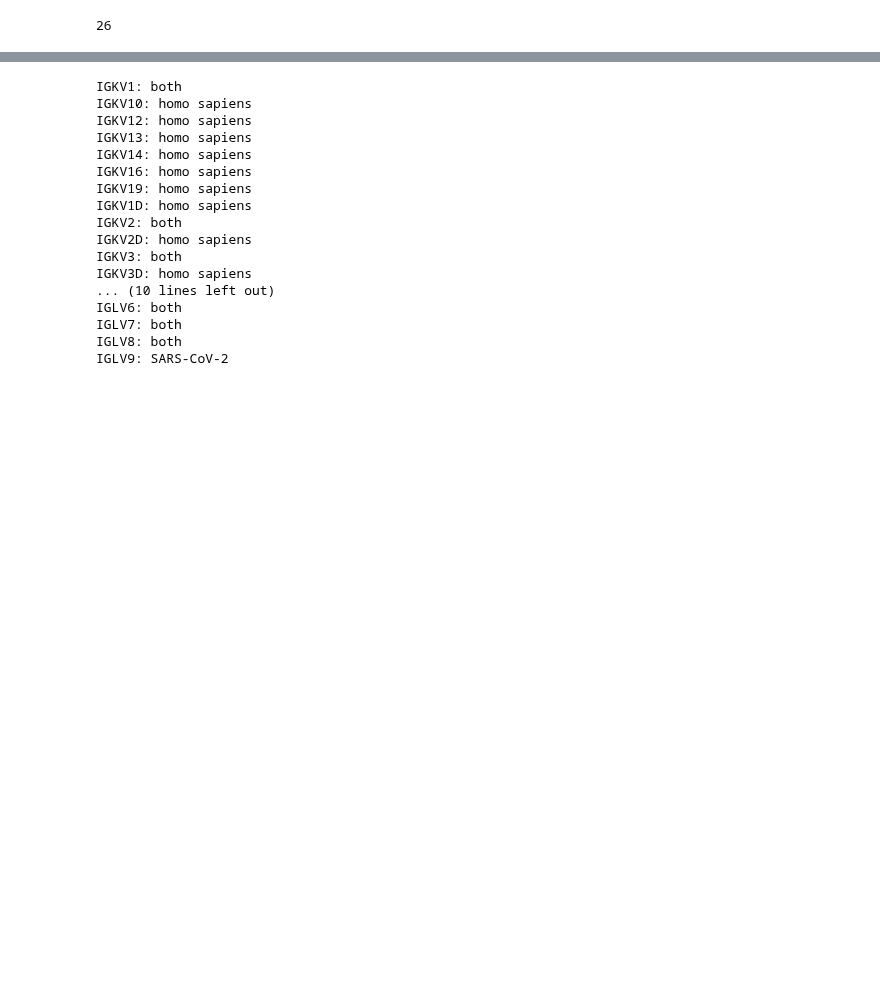
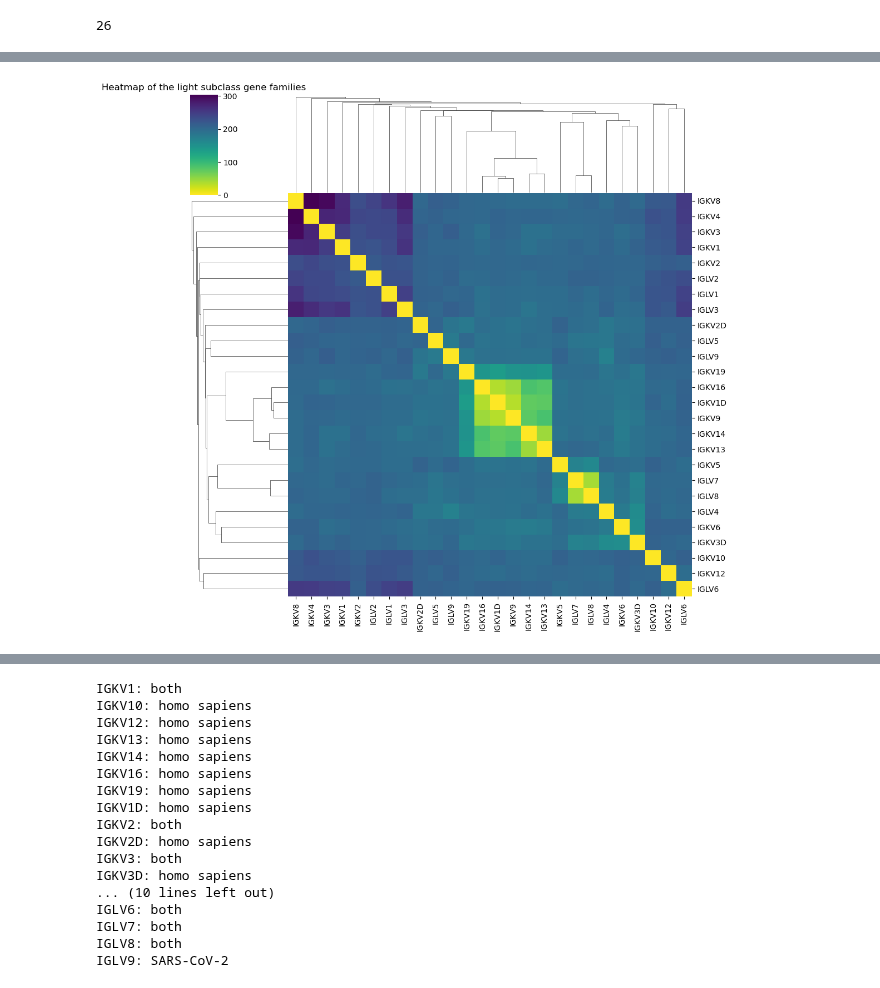
Before and after one commit to datascience-2025-group4/group04-team03, a Jupyter notebook: blasting/consensus_seq/consensus_genfamilien_lightchains.ipynb, the cells around one changed output, grey strips where cells are left out. Cells and saved outputs as stored; diff of their text form; code cells hidden in the pictures; blank space fills up the shorter version.

```diff
--- a/blasting/consensus_seq/consensus_genfamilien_lightchains.ipynb
+++ b/blasting/consensus_seq/consensus_genfamilien_lightchains.ipynb
@@ -264 +233,11 @@ plt.show()
+# %%
+#plotting heatmap
+sns.clustermap(dist_matrix, row_linkage=linkage_matrix, col_linkage=linkage_matrix,
+               row_cluster=True, col_cluster=True,
+               xticklabels=labels, yticklabels=labels,
+               cmap="viridis_r")
+plt.title("Heatmap of the light subclass gene families")
+plt.show()
+# %% [output]
+[figure, added]
 # %%
```
Also changed, not shown: parts of 10 cells of this notebook.
